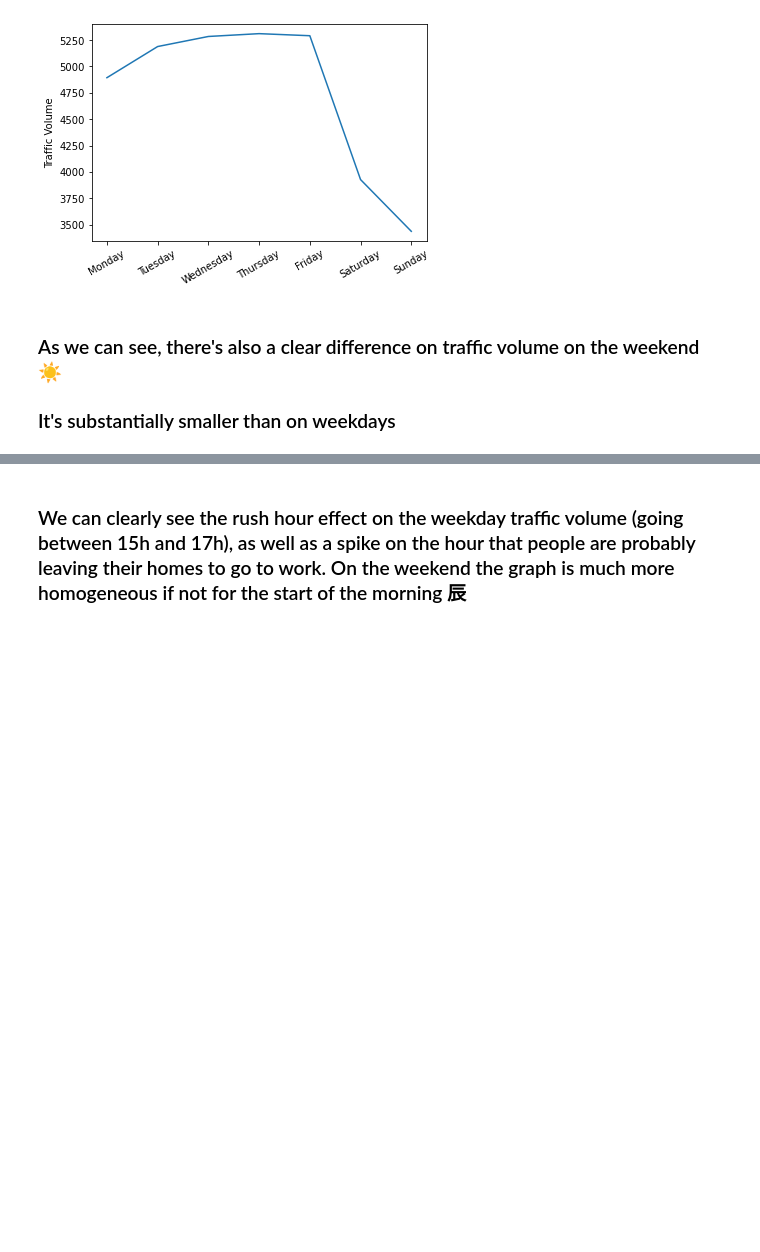
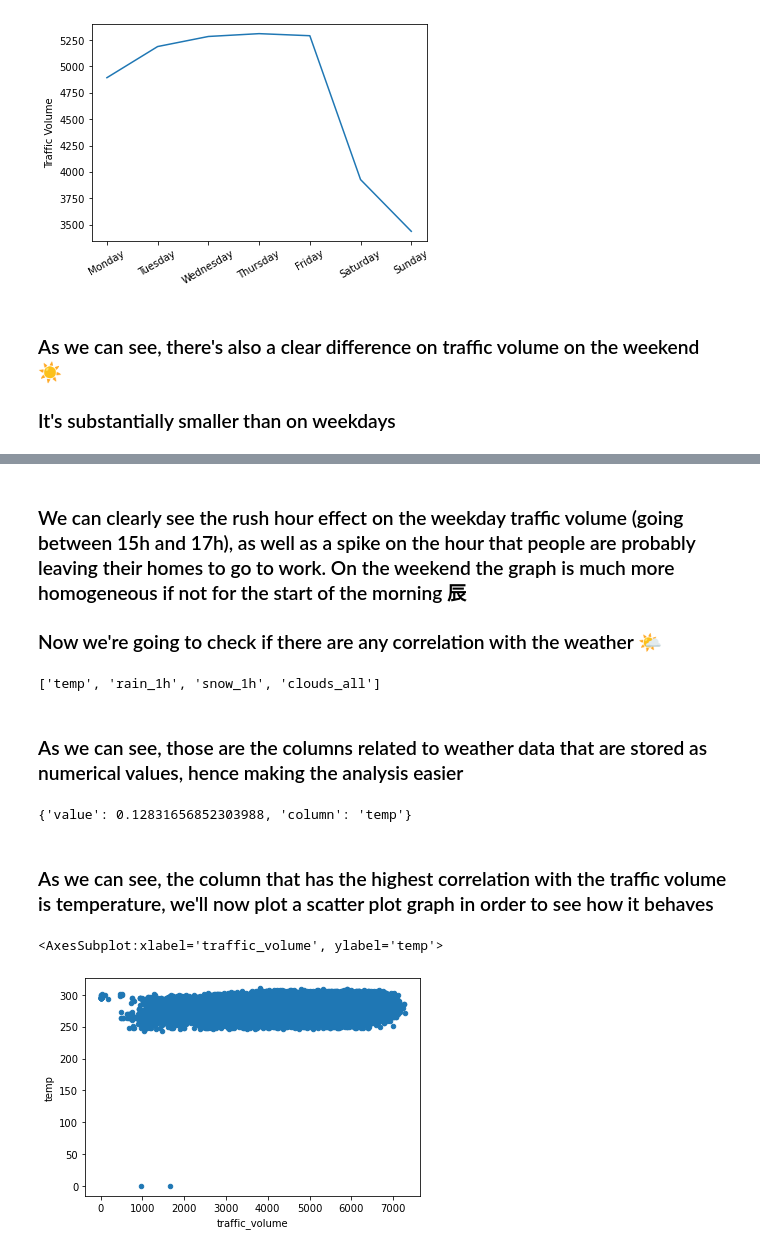
Before and after one commit to lucasmsa/dataquest, a Jupyter notebook: Data Scientist in Pyhton path/Exploratory Data Visualization/src/traffic-indicators-i_94.ipynb, the cells around one changed output, grey strips where cells are left out. Drawn from its saved outputs; the diff is of its cells as text; code cells hidden in the pictures; blank space fills up the shorter version.

```diff
--- a/Data Scientist in Pyhton path/Exploratory Data Visualization/src/traffic-indicators-i_94.ipynb
+++ b/Data Scientist in Pyhton path/Exploratory Data Visualization/src/traffic-indicators-i_94.ipynb
@@ -153,2 +152,36 @@ plt.show()
 # %% [markdown]
 ### We can clearly see the rush hour effect on the weekday traffic volume (going between 15h and 17h), as well as a spike on the hour that people are probably leaving their homes to go to work. On the weekend the graph is much more homogeneous if not for the start of the morning ⾠
+### Now we're going to check if there are any correlation with the weather 🌤
+# %%
+numerical_weather_columns = daytime_dataset.select_dtypes(include=np.number)
+numerical_weather_columns = numerical_weather_columns.loc[:,['temp', 'rain_1h', 'snow_1h', 'clouds_all']].columns.tolist()
+numerical_weather_columns
+# %% [output]
+['temp', 'rain_1h', 'snow_1h', 'clouds_all']
+# %% [markdown]
+### As we can see, those are the columns related to weather data that are stored as numerical values, hence making the analysis easier
+# %%
+def get_correlation(dataset: pd.DataFrame, weather_column: str):
+    return abs(dataset.loc[:,["traffic_volume", weather_column]].corr(method='pearson').iloc[0, 1])
+
+max_weather_correlation = {
+    "value": 0,
+    "column": ""
+}
+for idx, weather_column in enumerate(numerical_weather_columns):
+    weather_correlation = get_correlation(daytime_dataset, weather_column)
+
+    if weather_correlation > max_weather_correlation["value"]:
+        max_weather_correlation["value"] = weather_correlation
+        max_weather_correlation["column"] = weather_column
+
+print(max_weather_correlation)
+# %% [output]
+{'value': 0.12831656852303988, 'column': 'temp'}
+# %% [markdown]
+### As we can see, the column that has the highest correlation with the traffic volume is temperature, we'll now plot a scatter plot graph in order to see how it behaves
+# %%
+daytime_dataset.plot.scatter("traffic_volume", max_weather_correlation["column"])
+# %% [output]
+<AxesSubplot:xlabel='traffic_volume', ylabel='temp'>
+[figure, added]
```
Also changed, not shown: parts of 10 cells of this notebook.
